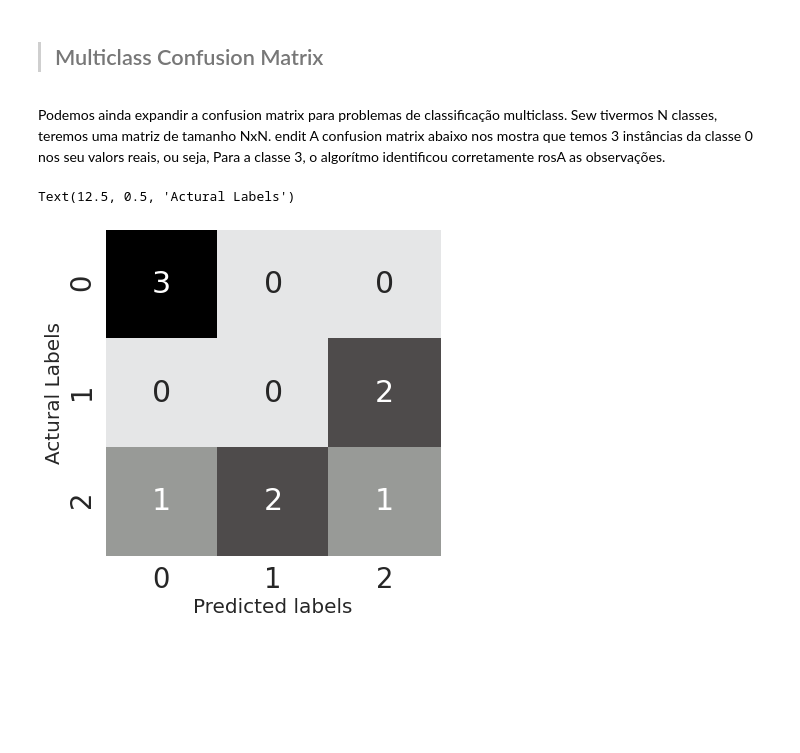
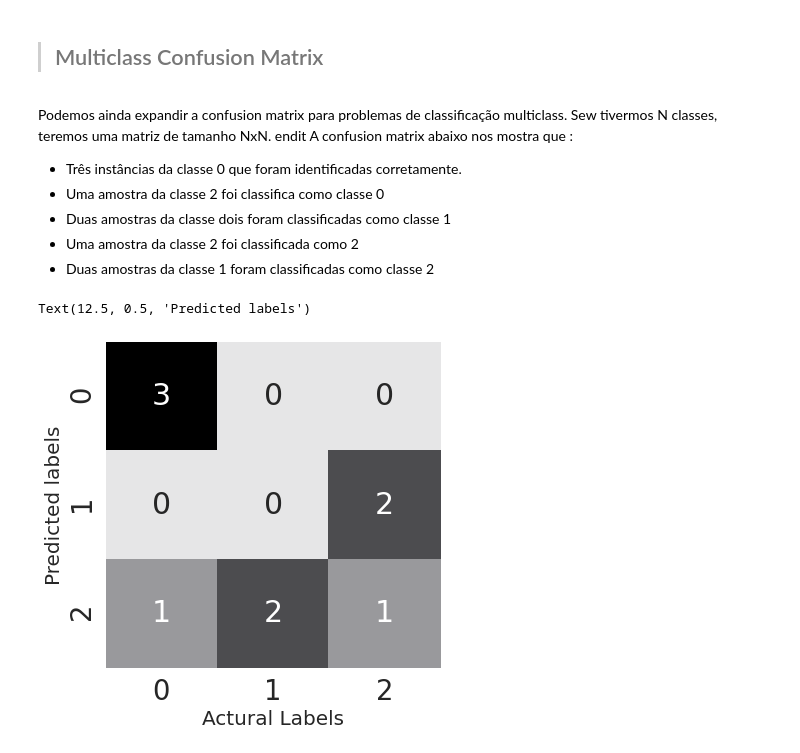
Before and after one commit to jmcabreira-zz/Resumo-de-livros-PTBr, a Jupyter notebook: Approaching_(Almost)_Machine_Learning_Problem/Metricas-de-avaliaçao/metricas.ipynb, the cells around one changed output. Cells and saved outputs as stored; diff of their text form; code cells hidden in the pictures; blank space fills up the shorter version.

Commit message:
refact: finish confusion matrix multiclasse

```diff
--- a/Approaching_(Almost)_Machine_Learning_Problem/Metricas-de-avaliaçao/metricas.ipynb
+++ b/Approaching_(Almost)_Machine_Learning_Problem/Metricas-de-avaliaçao/metricas.ipynb
@@ -951,24 +945,30 @@ Eu acho que olhando para a imagem abaixo você pode ter um melhor entendimento d
 # %% [markdown]
 Podemos ainda expandir a confusion matrix para problemas de classificação multiclass. Sew tivermos N classes, teremos uma matriz de tamanho NxN.
 endit
-A confusion matrix abaixo nos mostra que temos 3 instâncias da classe 0 nos seu valors reais, ou seja,  Para  a classe 3, o algorítmo identificou corretamente rosA as observações.
+A confusion matrix abaixo nos mostra que :
+
+* Três instâncias da classe 0  que foram identificadas corretamente.
+* Uma amostra da classe 2 foi classifica como classe 0
+* Duas amostras da classe dois foram classificadas como classe 1
+* Uma amostra da classe 2 foi classificada como 2
+* Duas amostras da classe 1 foram classificadas como classe 2
 # %%
 import matplotlib.pyplot as plt
 import seaborn as sns
 from sklearn import metrics
 
 
 y_true = [0, 1, 2, 0, 1, 2, 0, 2, 2]
 y_pred = [0, 2, 1, 0, 2, 1, 0, 0, 2]
 
 confusion_mat = metrics.confusion_matrix(y_true, y_pred)
 
 plt.figure(figsize = (6,6))
-cmap = sns.cubehelix_palette(50, hue = 0.05, rot = 1, light = 0.9, dark =0, as_cmap= True)
+cmap = sns.cubehelix_palette(50, hue = 0.05, rot = 0, light = 0.9, dark =0, as_cmap= True)
 sns.set(font_scale = 2.5)
 sns.heatmap(confusion_mat, annot = True, cmap = cmap, cbar = False)
-plt.xlabel("Predicted labels", fontsize = 20)
-plt.ylabel("Actural Labels", fontsize = 20)
+plt.xlabel("Actural Labels", fontsize = 20)
+plt.ylabel("Predicted labels", fontsize = 20)
 # %% [output]
-Text(12.5, 0.5, 'Actural Labels')
+Text(12.5, 0.5, 'Predicted labels')
-[figure, old version]
+[figure, new version]
```
Also changed, not shown: parts of 8 cells of this notebook.
